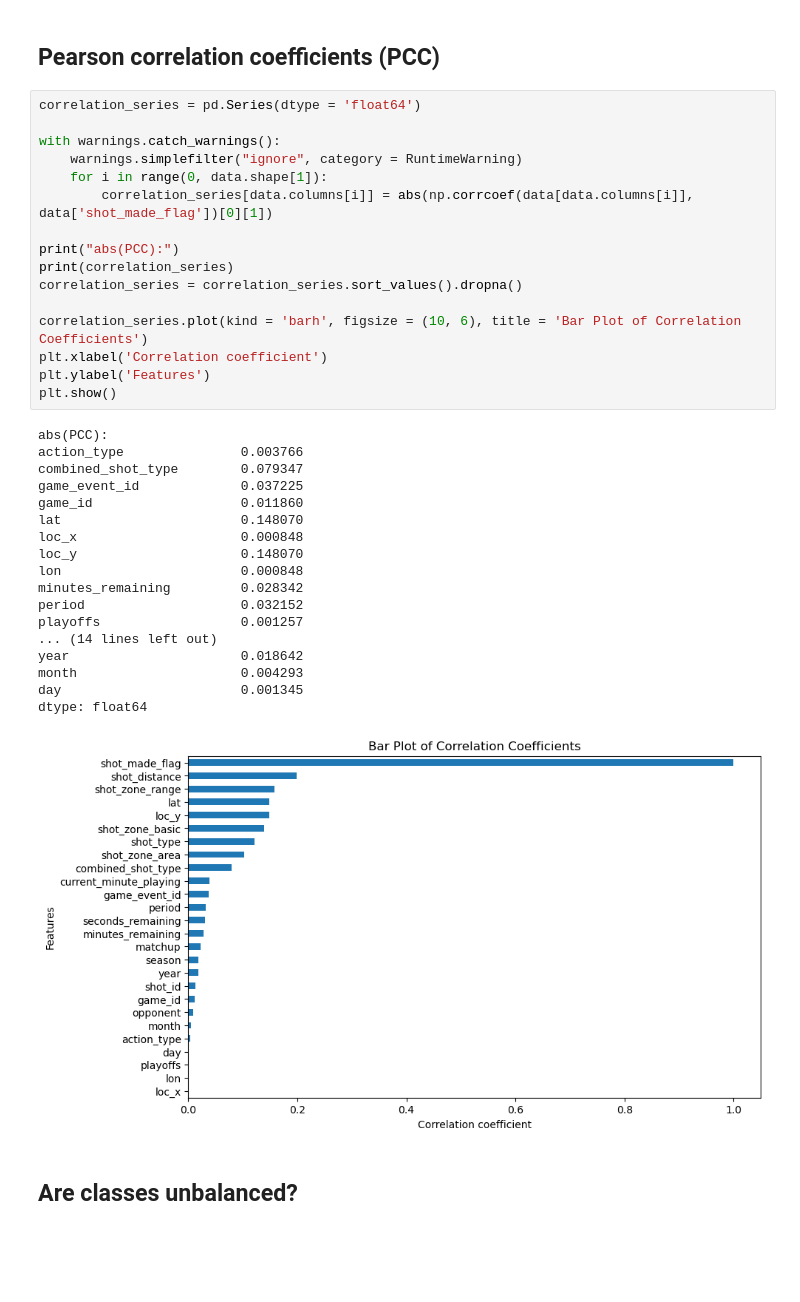
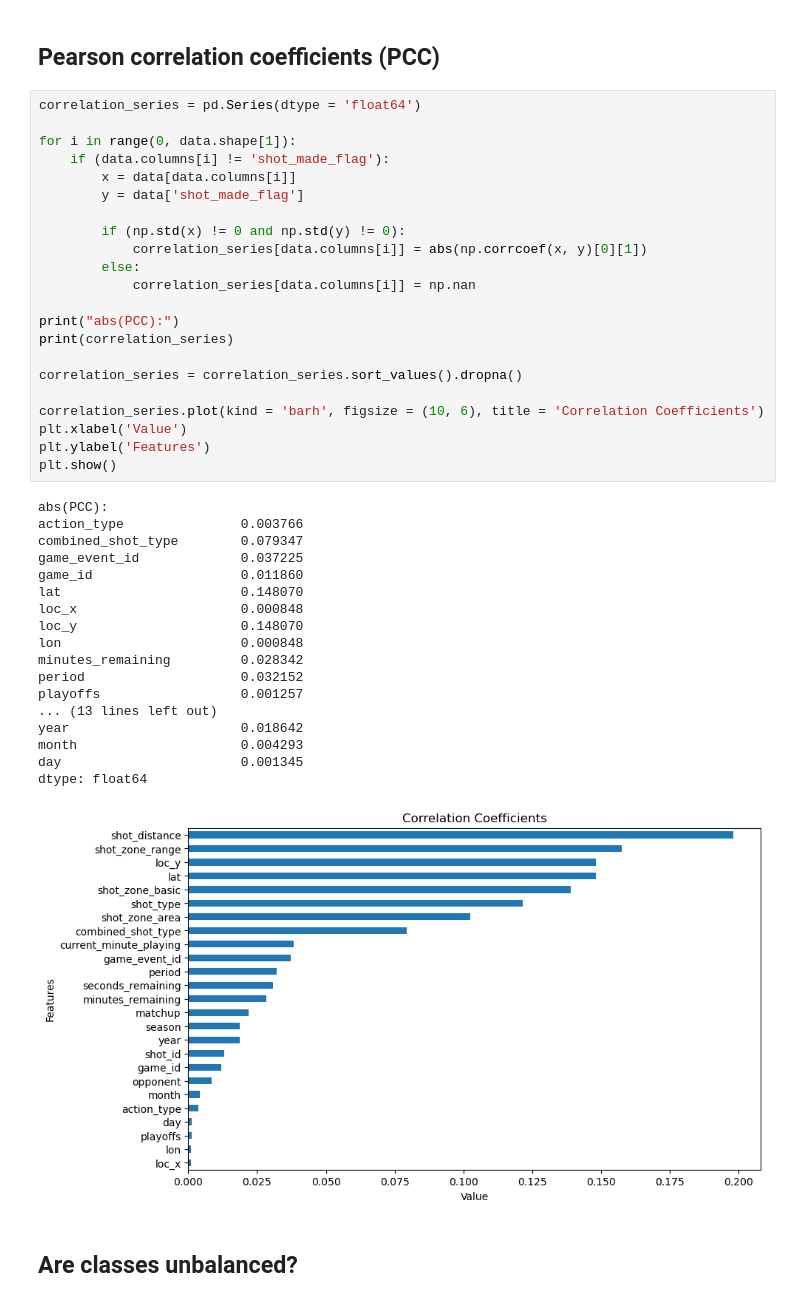
Before and after one commit to AleksaTanaskovic/Which-Shots-Did-Kobe-Sink, a Jupyter notebook: Kobe Bryant Shot Selection.ipynb, the cells around one changed output. Drawn from its saved outputs; the diff is of its cells as text; blank space fills up the shorter version.

Commit message:
third commit - Kobe Bryant Shot Selection

```diff
--- a/Kobe Bryant Shot Selection.ipynb
+++ b/Kobe Bryant Shot Selection.ipynb
@@ -329,38 +335,44 @@ sns.heatmap(correlations, cmap = "coolwarm", annot = False)
 # %%
 correlation_series = pd.Series(dtype = 'float64')
 
-with warnings.catch_warnings():
-    warnings.simplefilter("ignore", category = RuntimeWarning)
-    for i in range(0, data.shape[1]):
-        correlation_series[data.columns[i]] = abs(np.corrcoef(data[data.columns[i]], data['shot_made_flag'])[0][1])
+for i in range(0, data.shape[1]):
+    if (data.columns[i] != 'shot_made_flag'):
+        x = data[data.columns[i]]
+        y = data['shot_made_flag']
+
+        if (np.std(x) != 0 and np.std(y) != 0):
+            correlation_series[data.columns[i]] = abs(np.corrcoef(x, y)[0][1])
+        else:
+            correlation_series[data.columns[i]] = np.nan
 
 print("abs(PCC):")
 print(correlation_series)
+
 correlation_series = correlation_series.sort_values().dropna()
 
-correlation_series.plot(kind = 'barh', figsize = (10, 6), title = 'Bar Plot of Correlation Coefficients')
-plt.xlabel('Correlation coefficient')
+correlation_series.plot(kind = 'barh', figsize = (10, 6), title = 'Correlation Coefficients')
+plt.xlabel('Value')
 plt.ylabel('Features')
 plt.show()
 # %% [output]
 abs(PCC):
 action_type               0.003766
 combined_shot_type        0.079347
 game_event_id             0.037225
 game_id                   0.011860
 lat                       0.148070
 loc_x                     0.000848
 loc_y                     0.148070
 lon                       0.000848
 minutes_remaining         0.028342
 period                    0.032152
 playoffs                  0.001257
-... (14 lines left out)
+... (13 lines left out)
 year                      0.018642
 month                     0.004293
 day                       0.001345
 dtype: float64
-[figure, old version]
+[figure, new version]
 # %% [markdown]
 <h2>Are classes unbalanced?</h2>
 # %%
```
Also changed, not shown: parts of 14 cells of this notebook.
